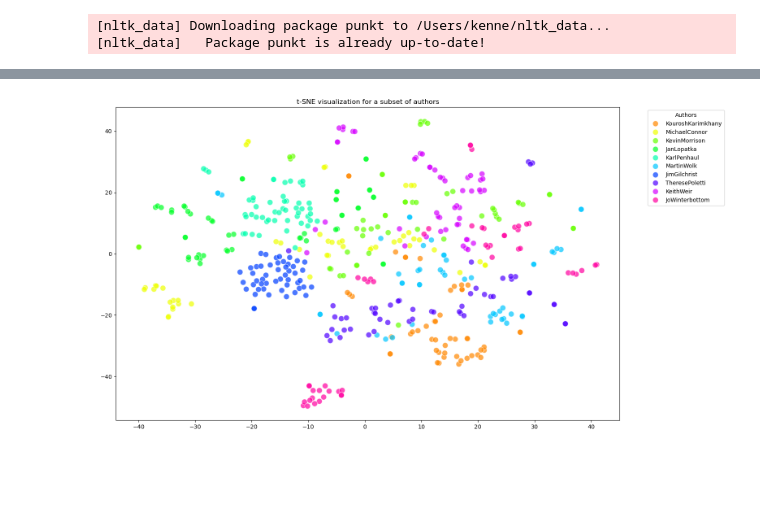
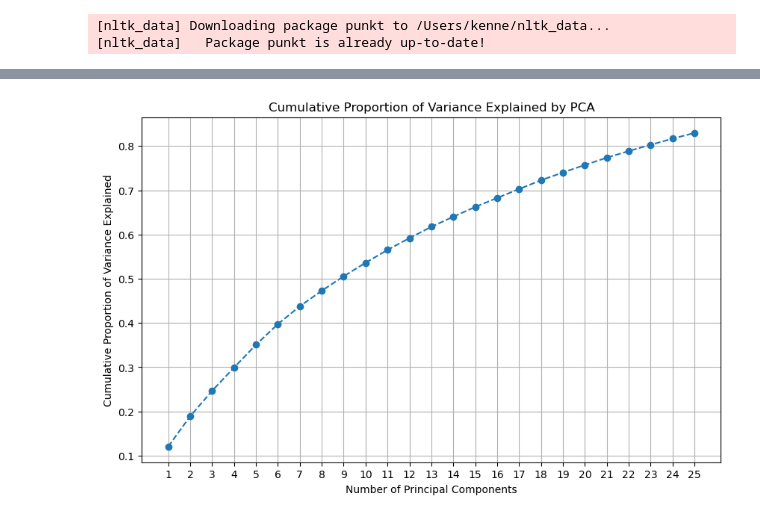
Before and after one commit to kzapalac/STA380, a Jupyter notebook: Problem7.ipynb, the cells around one changed output, grey strips where cells are left out. Drawn from its saved outputs; the diff is of its cells as text; code cells hidden in the pictures; blank space fills up the shorter version.

```diff
--- a/Problem7.ipynb
+++ b/Problem7.ipynb
@@ -83,6 +98,12 @@ def read_data_from_directory(directory_path):
 # Reading the training and test data
 train_texts, train_labels = read_data_from_directory("data/ReutersC50/C50train")
 test_texts, test_labels = read_data_from_directory("data/ReutersC50/C50test")
+corpus = train_texts + test_texts
+authors = train_labels + test_labels
+
+# get each author's whole body of work
+df = pd.DataFrame({'articles':corpus, 'author':authors})
+author_texts = df.groupby('author')['articles'].apply(lambda x: ' '.join(x)).reset_index()
 # %% [output]
 [nltk_data] Downloading package punkt to /Users/kenne/nltk_data...
 [nltk_data]   Package punkt is already up-to-date!
@@ -174,36 +130,24 @@ test_dtm = vectorizer.transform(test_texts)
-# %%
-from sklearn.decomposition import PCA
-from sklearn.manifold import TSNE
-import seaborn as sns
-import random
-
-# 1. Choose a subset of 10 authors
-unique_authors = list(set(train_labels))
-selected_authors = random.sample(unique_authors, 10)
-
-# 2. Filter the training data
-filtered_indices = [i for i, label in enumerate(train_labels) if label in selected_authors]
-filtered_texts = [train_texts[i] for i in filtered_indices]
-filtered_labels = [train_labels[i] for i in filtered_indices]
-filtered_dtm = train_dtm[filtered_indices]
-
-# 3. PCA and t-SNE
-pca = PCA(n_components=100)
-reduced_data_pca = pca.fit_transform(filtered_dtm.toarray())  # Convert sparse matrix to dense matrix
-tsne = TSNE(n_components=2, perplexity=20)
-tsne_results = tsne.fit_transform(reduced_data_pca)
-
-# 4. Plotting
-plt.figure(figsize=(16, 10))
-sns.scatterplot(
-    x=tsne_results[:, 0], y=tsne_results[:, 1],
-    hue=filtered_labels,
-    palette=sns.color_palette("hsv", len(selected_authors)),
-    alpha=0.7,
-    s=100
-)
-plt.title('t-SNE visualization for a subset of authors')
-plt.legend(title='Authors', bbox_to_anchor=(1.05, 1), loc='upper left')
-plt.show()
-# %% [output]
-[figure, removed]
+# %%
+# get TF-IDF matrix
+from sklearn.feature_extraction.text import TfidfVectorizer
+vectorizer = TfidfVectorizer(tokenizer=preprocess_text, stop_words='english')
+tfidf_matrix = vectorizer.fit_transform(author_texts['articles'])
+# %%
+# PCA for clustering
+pca = PCA(n_components=25)
+reduced_data_pca = pca.fit_transform(tfidf_matrix.toarray())  # Convert sparse matrix to dense matrix
+
+# determine best number of PCs
+explained_variance_ratio = pca.explained_variance_ratio_
+cumulative_explained_variance = np.cumsum(explained_variance_ratio)
+plt.figure(figsize=(10, 6))
+plt.plot(range(1, len(cumulative_explained_variance) + 1), cumulative_explained_variance, marker='o', linestyle='--')
+plt.xlabel('Number of Principal Components')
+plt.ylabel('Cumulative Proportion of Variance Explained')
+plt.title('Cumulative Proportion of Variance Explained by PCA')
+plt.grid(True)
+plt.xticks(range(1, len(cumulative_explained_variance) + 1))
+plt.show()
+pca_df = pd.DataFrame(reduced_data_pca).loc[:,0:9]
+# %% [output]
+[figure, added]
```
Also changed, not shown: parts of 20 cells of this notebook, 1 other file.
